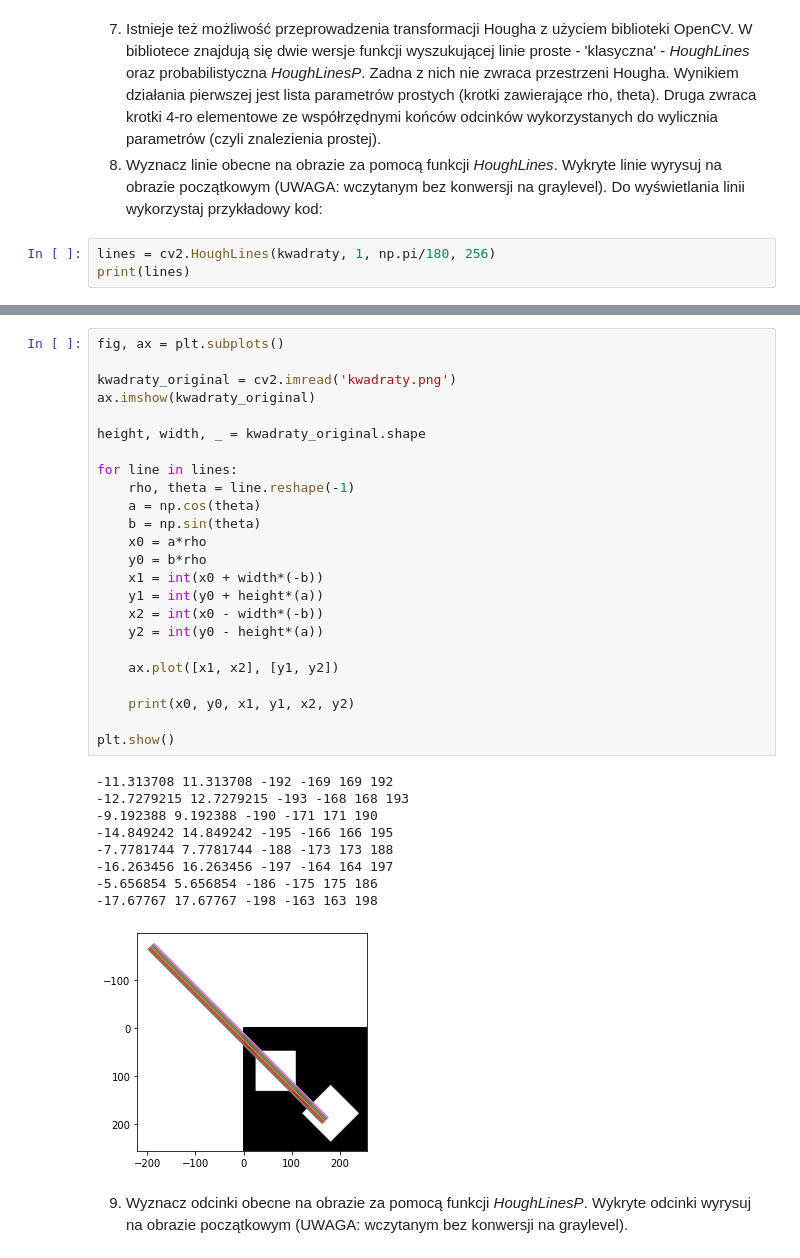
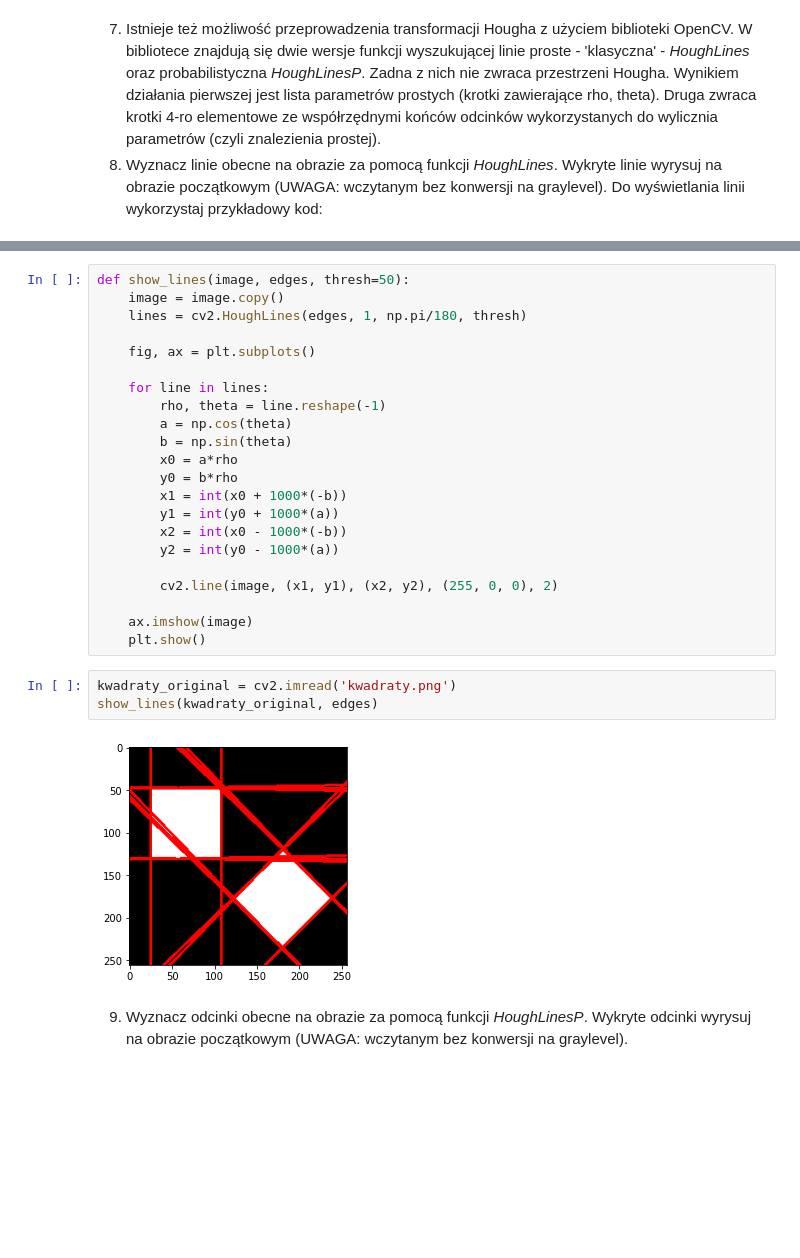
Before and after one commit to mhawryluk/wdcpo, a Jupyter notebook: lab12/Hough.ipynb, the cells around one changed output, grey strips where cells are left out. Saved outputs shown, nothing was run; the diff lists cells and outputs as text; blank space fills up the shorter version.

```diff
--- a/lab12/Hough.ipynb
+++ b/lab12/Hough.ipynb
@@ -167,6 +174,3 @@ plt.show()
 # %% [markdown]
 7. Istnieje też możliwość przeprowadzenia transformacji Hougha z użyciem biblioteki OpenCV. W bibliotece znajdują się dwie wersje funkcji wyszukującej linie proste - 'klasyczna' - _HoughLines_ oraz probabilistyczna _HoughLinesP_. Zadna z nich nie zwraca przestrzeni Hougha. Wynikiem działania pierwszej jest lista parametrów prostych (krotki zawierające rho, theta). Druga zwraca krotki 4-ro elementowe ze współrzędnymi końców odcinków wykorzystanych do wylicznia parametrów (czyli znalezienia prostej).
 8. Wyznacz linie obecne na obrazie za pomocą funkcji _HoughLines_. Wykryte linie wyrysuj na obrazie początkowym (UWAGA: wczytanym bez konwersji na graylevel). Do wyświetlania linii wykorzystaj przykładowy kod:
-# %%
-lines = cv2.HoughLines(kwadraty, 1, np.pi/180, 256)
-print(lines)
@@ -189,36 +177,29 @@ print(lines)
 # %%
-fig, ax = plt.subplots()
+def show_lines(image, edges, thresh=50):
+    image = image.copy()
+    lines = cv2.HoughLines(edges, 1, np.pi/180, thresh)
 
-kwadraty_original = cv2.imread('kwadraty.png')
-ax.imshow(kwadraty_original)
+    fig, ax = plt.subplots()
 
-height, width, _ = kwadraty_original.shape
+    for line in lines:
+        rho, theta = line.reshape(-1)
+        a = np.cos(theta)
+        b = np.sin(theta)
+        x0 = a*rho
+        y0 = b*rho
+        x1 = int(x0 + 1000*(-b))
+        y1 = int(y0 + 1000*(a))
+        x2 = int(x0 - 1000*(-b))
+        y2 = int(y0 - 1000*(a))
 
-for line in lines:
-    rho, theta = line.reshape(-1)
-    a = np.cos(theta)
-    b = np.sin(theta)
-    x0 = a*rho
-    y0 = b*rho
-    x1 = int(x0 + width*(-b))
-    y1 = int(y0 + height*(a))
-    x2 = int(x0 - width*(-b))
-    y2 = int(y0 - height*(a))
+        cv2.line(image, (x1, y1), (x2, y2), (255, 0, 0), 2)
 
-    ax.plot([x1, x2], [y1, y2])
-
-    print(x0, y0, x1, y1, x2, y2)
-
-plt.show()
+    ax.imshow(image)
+    plt.show()
-# %% [output]
--11.313708 11.313708 -192 -169 169 192
--12.7279215 12.7279215 -193 -168 168 193
--9.192388 9.192388 -190 -171 171 190
--14.849242 14.849242 -195 -166 166 195
--7.7781744 7.7781744 -188 -173 173 188
--16.263456 16.263456 -197 -164 164 197
--5.656854 5.656854 -186 -175 175 186
--17.67767 17.67767 -198 -163 163 198
-[figure, removed]
+# %%
+kwadraty_original = cv2.imread('kwadraty.png')
+show_lines(kwadraty_original, edges)
+# %% [output]
+[figure, added]
 # %% [markdown]
 9. Wyznacz odcinki obecne na obrazie za pomocą funkcji _HoughLinesP_. Wykryte odcinki wyrysuj na obrazie początkowym (UWAGA: wczytanym bez konwersji na graylevel).
```
Also changed, not shown: parts of 16 cells of this notebook.
